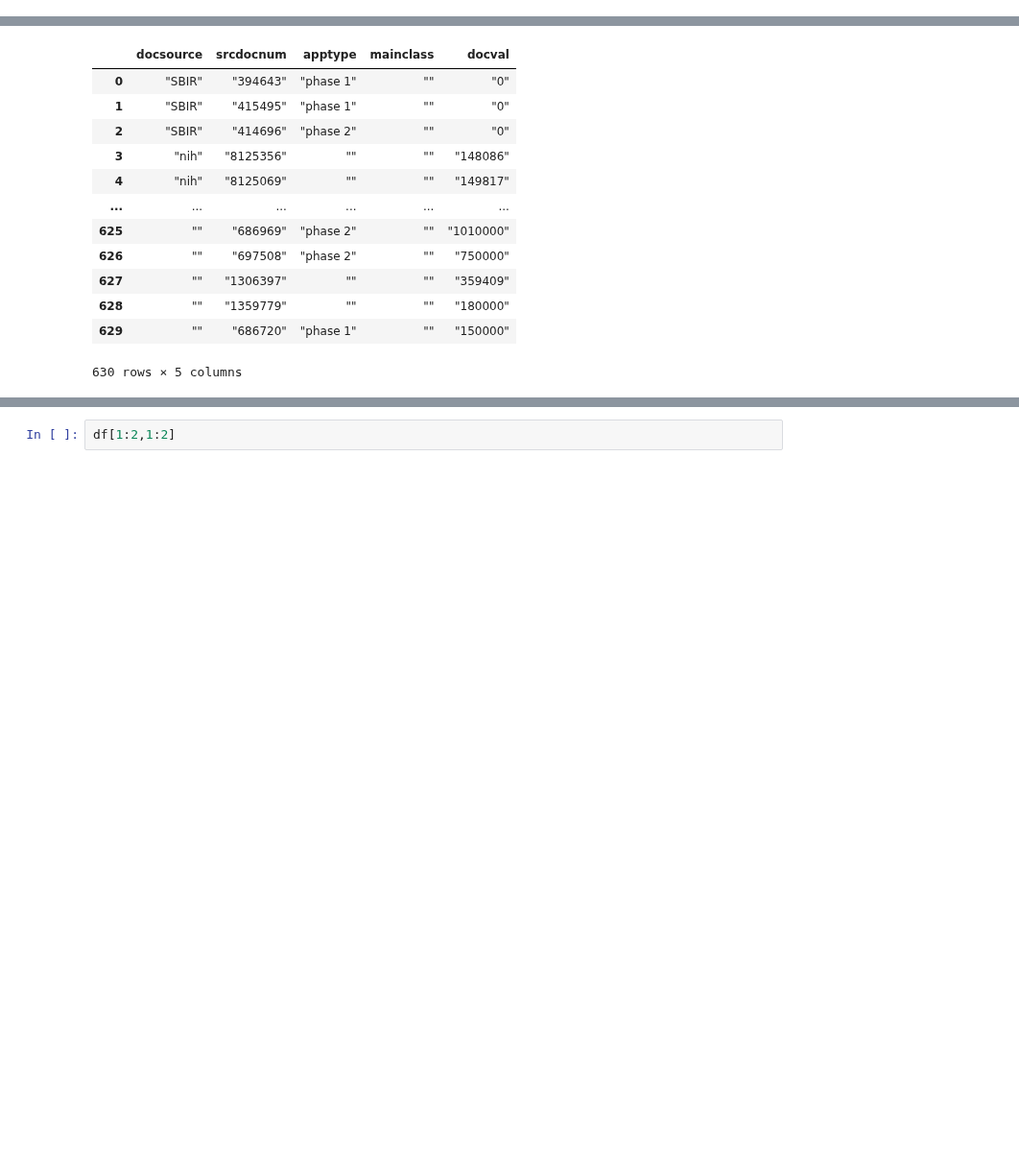
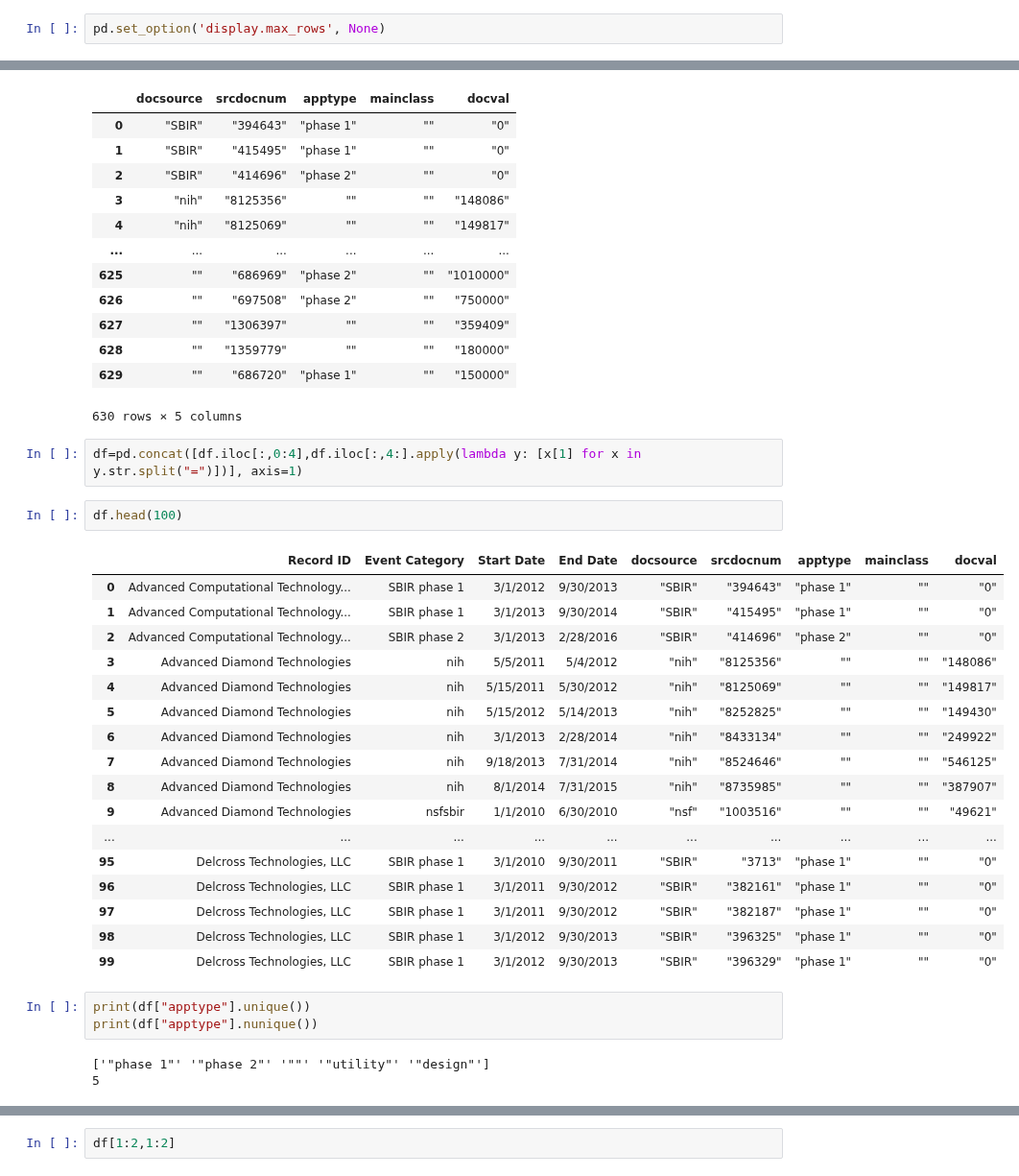
Before and after one commit to hdi-umd/SequenceSummary, a Jupyter notebook: datasets/Invention Trajectories/Invention trajectories.ipynb, the cells around one changed output, grey strips where cells are left out. Shown at 96% size. Drawn from its saved outputs; the diff is of its cells as text; blank space fills up the shorter version.

```diff
--- a/datasets/Invention Trajectories/Invention trajectories.ipynb
+++ b/datasets/Invention Trajectories/Invention trajectories.ipynb
@@ -1,6 +1,8 @@
 # %%
 import pandas as pd
 import numpy as np
+# %%
+pd.set_option('display.max_rows', None)
 # %%
 #making pandas dataframe from text with added headers
 
@@ -46,3 +63,31 @@ df.iloc[:,4:].apply(lambda y: [x[1] for x in y.str.split("=")])
 | 628 | "" | "1359779" | "" | "" | "180000" |
 | 629 | "" | "686720" | "phase 1" | "" | "150000" |
 630 rows × 5 columns
+# %%
+df=pd.concat([df.iloc[:,0:4],df.iloc[:,4:].apply(lambda y: [x[1] for x in y.str.split("=")])], axis=1)
+# %%
+df.head(100)
+# %% [output]
+|  | Record ID | Event Category | Start Date | End Date | docsource | srcdocnum | apptype | mainclass | docval |
+| 0 | Advanced Computational Technology... | SBIR phase 1 | 3/1/2012 | 9/30/2013 | "SBIR" | "394643" | "phase 1" | "" | "0" |
+| 1 | Advanced Computational Technology... | SBIR phase 1 | 3/1/2013 | 9/30/2014 | "SBIR" | "415495" | "phase 1" | "" | "0" |
+| 2 | Advanced Computational Technology... | SBIR phase 2 | 3/1/2013 | 2/28/2016 | "SBIR" | "414696" | "phase 2" | "" | "0" |
+| 3 | Advanced Diamond Technologies | nih | 5/5/2011 | 5/4/2012 | "nih" | "8125356" | "" | "" | "148086" |
+| 4 | Advanced Diamond Technologies | nih | 5/15/2011 | 5/30/2012 | "nih" | "8125069" | "" | "" | "149817" |
+| 5 | Advanced Diamond Technologies | nih | 5/15/2012 | 5/14/2013 | "nih" | "8252825" | "" | "" | "149430" |
+| 6 | Advanced Diamond Technologies | nih | 3/1/2013 | 2/28/2014 | "nih" | "8433134" | "" | "" | "249922" |
+| 7 | Advanced Diamond Technologies | nih | 9/18/2013 | 7/31/2014 | "nih" | "8524646" | "" | "" | "546125" |
+| 8 | Advanced Diamond Technologies | nih | 8/1/2014 | 7/31/2015 | "nih" | "8735985" | "" | "" | "387907" |
+| 9 | Advanced Diamond Technologies | nsfsbir | 1/1/2010 | 6/30/2010 | "nsf" | "1003516" | "" | "" | "49621" |
+| ... | ... | ... | ... | ... | ... | ... | ... | ... | ... |
+| 95 | Delcross Technologies, LLC | SBIR phase 1 | 3/1/2010 | 9/30/2011 | "SBIR" | "3713" | "phase 1" | "" | "0" |
+| 96 | Delcross Technologies, LLC | SBIR phase 1 | 3/1/2011 | 9/30/2012 | "SBIR" | "382161" | "phase 1" | "" | "0" |
+| 97 | Delcross Technologies, LLC | SBIR phase 1 | 3/1/2011 | 9/30/2012 | "SBIR" | "382187" | "phase 1" | "" | "0" |
+| 98 | Delcross Technologies, LLC | SBIR phase 1 | 3/1/2012 | 9/30/2013 | "SBIR" | "396325" | "phase 1" | "" | "0" |
+| 99 | Delcross Technologies, LLC | SBIR phase 1 | 3/1/2012 | 9/30/2013 | "SBIR" | "396329" | "phase 1" | "" | "0" |
+# %%
+print(df["apptype"].unique())
+print(df["apptype"].nunique())
+# %% [output]
+['"phase 1"' '"phase 2"' '""' '"utility"' '"design"']
+5
```
Also changed, not shown: parts of 7 cells of this notebook, 1 other file.
